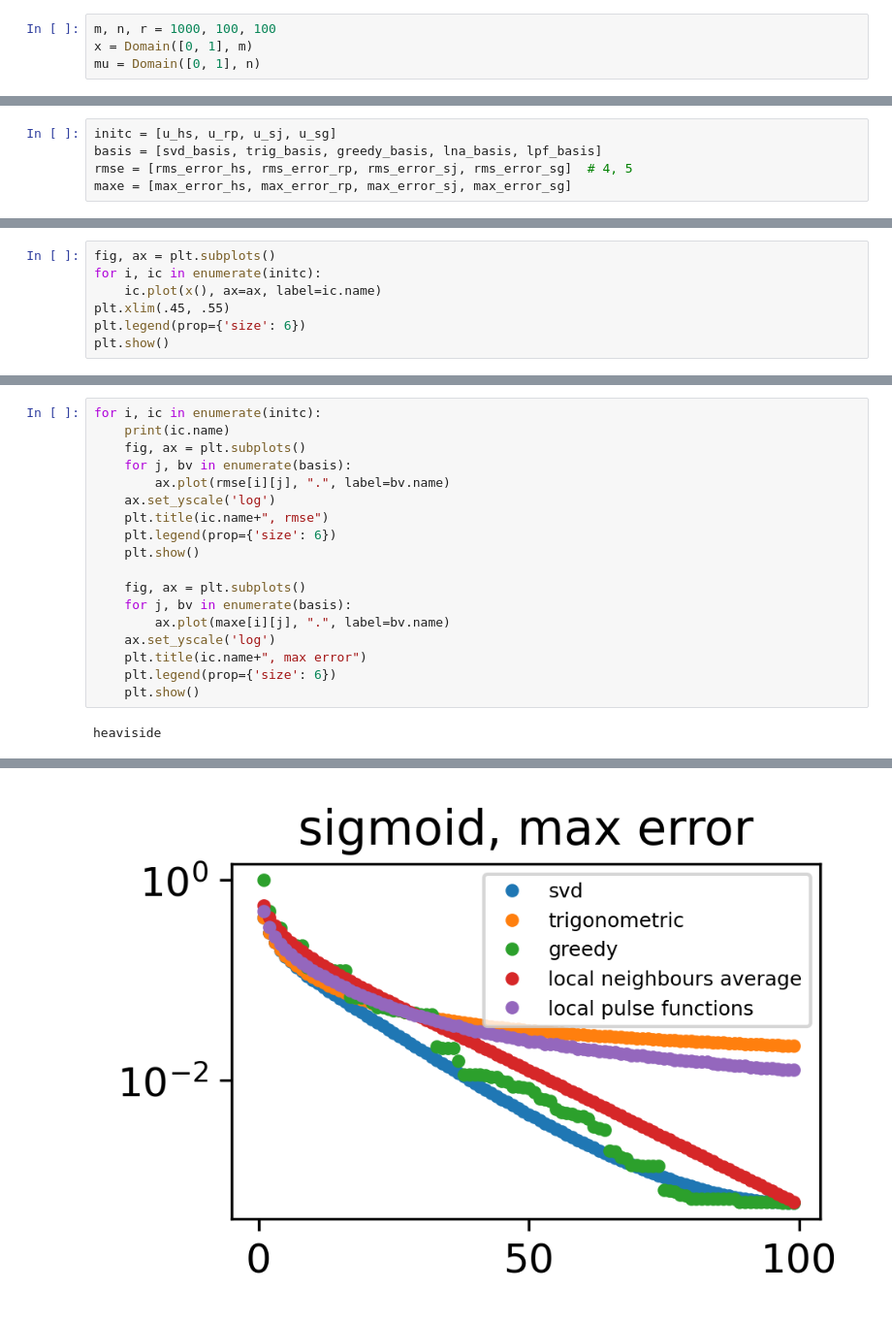
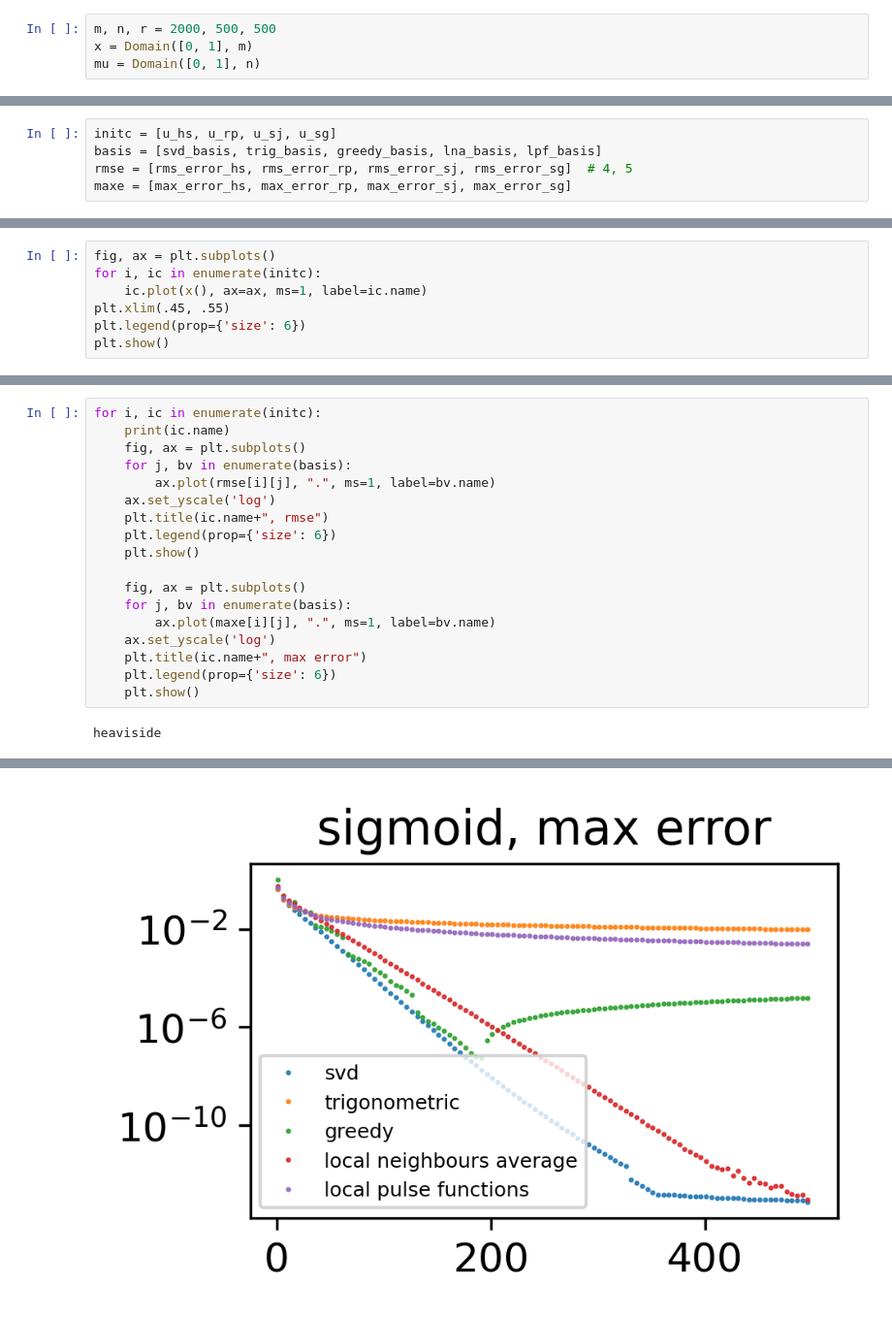
Before and after one commit to flabowski/n_widths_for_transport, a Jupyter notebook: n-widths for transport problems.ipynb, the cells around one changed output, grey strips where cells are left out. Shown at 97% size. Drawn from its saved outputs; the diff is of its cells as text.

```diff
--- a/n-widths for transport problems.ipynb
+++ b/n-widths for transport problems.ipynb
@@ -69,7 +69,7 @@ def plot_error(rms_error, max_error):
     plt.legend()
     return ax
 # %%
-m, n, r = 1000, 100, 100
+m, n, r = 2000, 500, 500
 x = Domain([0, 1], m)
 mu = Domain([0, 1], n)
 # %%
@@ -358,7 +354,0 @@ maxe = [max_error_hs, max_error_rp, max_error_sj, max_error_sg]
-# %%
-fig, ax = plt.subplots()
-for i, ic in enumerate(initc):
-    ic.plot(x(), ax=ax, label=ic.name)
-plt.xlim(.45, .55)
-plt.legend(prop={'size': 6})
-plt.show()
@@ -374,0 +357,7 @@ plt.show()
+# %%
+fig, ax = plt.subplots()
+for i, ic in enumerate(initc):
+    ic.plot(x(), ax=ax, ms=1, label=ic.name)
+plt.xlim(.45, .55)
+plt.legend(prop={'size': 6})
+plt.show()
@@ -377,7 +376,7 @@ for i, ic in enumerate(initc):
     print(ic.name)
     fig, ax = plt.subplots()
     for j, bv in enumerate(basis):
-        ax.plot(rmse[i][j], ".", label=bv.name)
+        ax.plot(rmse[i][j], ".", ms=1, label=bv.name)
     ax.set_yscale('log')
     plt.title(ic.name+", rmse")
     plt.legend(prop={'size': 6})
@@ -385,7 +384,7 @@ for i, ic in enumerate(initc):
 
     fig, ax = plt.subplots()
     for j, bv in enumerate(basis):
-        ax.plot(maxe[i][j], ".", label=bv.name)
+        ax.plot(maxe[i][j], ".", ms=1, label=bv.name)
     ax.set_yscale('log')
     plt.title(ic.name+", max error")
     plt.legend(prop={'size': 6})
@@ -405 +404 @@ sigmoid
-[figure, old version]
+[figure, new version]
```
Also changed, not shown: parts of 25 cells of this notebook.
